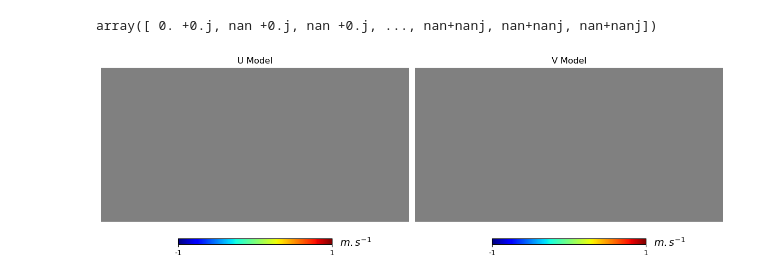
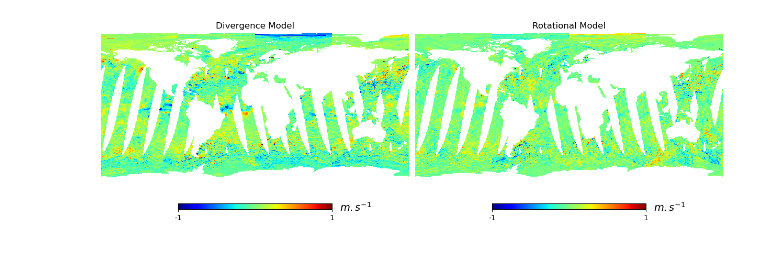
Before and after one commit to tinaok/Hack4RiOMAR, a Jupyter notebook: notebooks/odysea.ipynb, the cells around one changed output. Cells and saved outputs as stored; diff of their text form; code cells hidden in the pictures.

```diff
--- a/notebooks/odysea.ipynb
+++ b/notebooks/odysea.ipynb
@@ -19,7 +19,7 @@ xr.set_options(display_max_rows=27)
 import fsspec
 import numpy as np
 
-url = "https://data-fair2adapt.ifremer.fr/odysea/odysea/L2_global_mitgcm_confF_c13/odysea_L2_global_mitgcm_confF_c13_p176.nc"
+url = "https://data-fair2adapt.ifremer.fr/odysea/odysea/L2_global_mitgcm_confF_c13/odysea_L2_global_mitgcm_confF_c13_p175.nc"
 fs = fsspec.filesystem("http")
 ds = xr.open_dataset(fs.open(url), engine="h5netcdf")
 print(ds)
@@ -113,0 +140,6 @@ hp.cartview(vmap,nest=True,hold=False,sub=(1,2,2),title='V Model',unit=r'$m.s^{-
+# %%
+pr=proj_odysea(256)
+
+tab=["https://data-fair2adapt.ifremer.fr/odysea/odysea/L2_global_mitgcm_confF_c13/odysea_L2_global_mitgcm_confF_c13_p%03d.nc"%(k) for k in range(161,180)]
+
+u,v=pr.eval(tab)
@@ -114,10 +171,8 @@ hp.cartview(vmap,nest=True,hold=False,sub=(1,2,2),title='V Model',unit=r'$m.s^{-
 # %%
-e,b=hp.map2alm_spin([umap,vmap],spin=1)
+e,b=hp.map2alm_spin([u,v],spin=1)
-# %% [output]
-array([ 0. +0.j, nan +0.j, nan +0.j, ..., nan+nanj, nan+nanj, nan+nanj])
 # %%
 plt.figure(figsize=(12,4))
-hp.cartview(hp.alm2map(e,nside),nest=True,hold=False,sub=(1,2,1),title='U Model',unit=r'$m.s^{-1}$',cmap='jet')
-hp.cartview(hp.alm2map(b,nside),nest=True,hold=False,sub=(1,2,2),title='V Model',unit=r'$m.s^{-1}$',cmap='jet')
+hp.cartview(hp.alm2map(e,nside)/(u!=hp.UNSEEN),nest=True,hold=False,sub=(1,2,1),title='Divergence Model',unit=r'$m.s^{-1}$',cmap='jet',min=-1,max=1,flip='geo')
+hp.cartview(hp.alm2map(b,nside)/(u!=hp.UNSEEN),nest=True,hold=False,sub=(1,2,2),title='Rotational Model',unit=r'$m.s^{-1}$',cmap='jet',min=-1,max=1,flip='geo')
 # %% [output]
-[figure, old version]
+[figure, new version]
```
Also changed, not shown: parts of 13 cells of this notebook.
